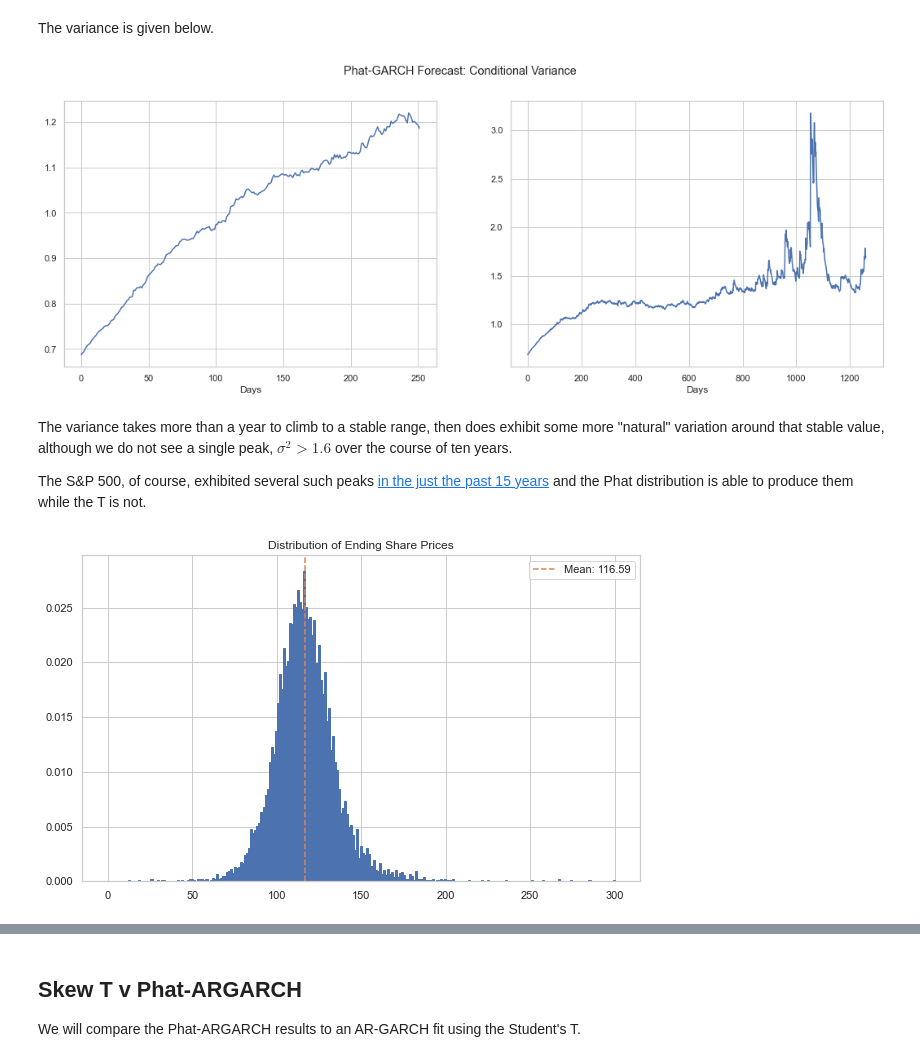
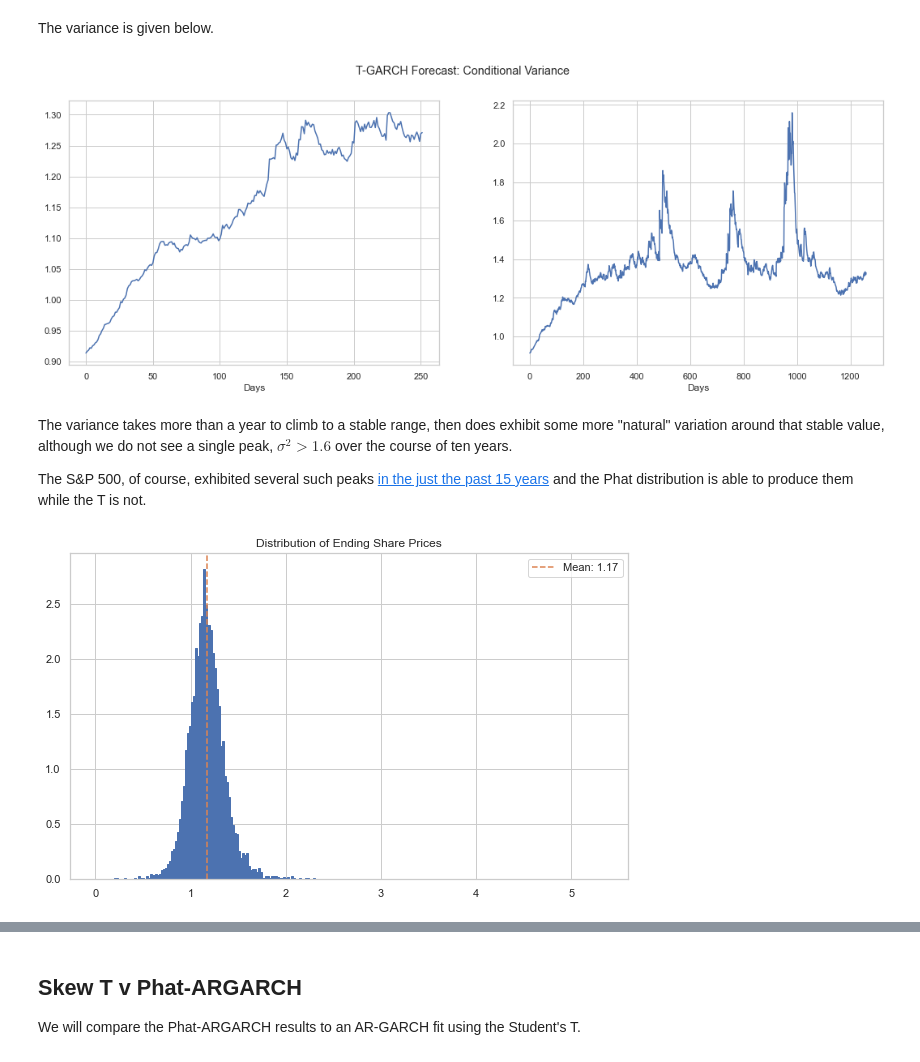
Before and after one commit to rjskene/phat, a Jupyter notebook: docs/notebooks/phatgarch.ipynb, the cells around one changed output, grey strips where cells are left out. Cells and saved outputs as stored; diff of their text form; code cells hidden in the pictures.

```diff
--- a/docs/notebooks/phatgarch.ipynb
+++ b/docs/notebooks/phatgarch.ipynb
@@ -566,20 +547,15 @@ Epoch 00011: early stopping
 We show a 1-year forecast.
 # %%
 mu, std, l, r = nnet.predicted_params().values[:, 0]
-phat = ph.Phat(mu*10, std*10, l, r)
+phat = ph.Phat(mu, std, l, r)
 
 n = 10000
 days = 252
 
 mod = ph.Garchcaster(
-    data.raw.y[2:].copy()*10,
-    res.conditional_volatility.values[2:].copy(),
-    res.resid.values[2:].copy(),
-    res.params[:3].values,
-    res.params[[0,3,4,5]].values,
+    garch=argarch,
     iters=n,
     periods=days,
-    order=(2,0,1,1),
 )
 arres = mod.forecast(dist=phat)
 # %%
@@ -599,10 +575,11 @@ ax, S_phat, bins = arres.plot('end_price', p=1)
 
 ax.axvline(S_phat[:, -1].mean(), c='C1', ls='--', label=f'Mean: {S_phat[:, -1].mean():.2f}')
 
-logps = scist.lognorm.fit(S_phat[:, -1])
+logps = scist.lognorm.fit(S_phat[:, -1][S_phat[:,-1]>=0])
 x = np.linspace(.25, 4, 1000)
 lnormfit = scist.lognorm.pdf(x, *logps)
 ax.plot(x, lnormfit, c='C2', label=r'$LogN$'+f'({logps[0]:.2f},{logps[1]:.2f},{logps[2]:.2f})')
+ax.set_xlim((0,2.5))
 
 ax.legend()
 plt.show()
@@ -639,12 +616,12 @@ ax, S_5, bins = arres5.plot('end_price', p=1)
 
 ax.axvline(S_5[:, -1].mean(), c='C1', ls='--', label=f'Mean: {S_5[:, -1].mean():.2f}')
 
-logps = scist.lognorm.fit(S_5[:, -1])
+logps = scist.lognorm.fit(S_5[:, -1][S_5[:,-1]>=0])
 x = np.linspace(0, 10, 1000)
 lnormfit = scist.lognorm.pdf(x, *logps)
 ax.plot(x, lnormfit, c='C2', label=r'$LogN$'+f'({logps[0]:.2f},{logps[1]:.2f},{logps[2]:.2f})')
 
-ax.set_xlim(0,600)
+ax.set_xlim(0,4)
 ax.legend()
 plt.show()
 
@@ -718,3 +682,11 @@ mod = Garchcaster(
+# %%
+n = 10000
+days = 252
+mod = ph.Garchcaster(
+    garch=tres,
+    iters=n,
+    periods=days,
+)
 # %% [markdown]
 We can incorporate the fitted T distribution into `Garchcast` simply by generating standardized random variables from it and passing them to `innovs`. We will do this for both 1-year and 5-year periods.
 # %%
@@ -728,29 +700,23 @@ fig, (ax1, ax2) = plt.subplots(1,2,figsize=(18,6))
 ax1 = tfore1.plot('var', ax=ax1)
 ax2 = tfore2.plot('var', ax=ax2)
 
+plt.suptitle('T-GARCH Forecast: Conditional Variance')
 plt.show()
 # %% [output]
-[figure, old version]
+[figure, new version]
 # %% [markdown]
 The variance takes more than a year to climb to a stable range, then does exhibit some more "natural" variation around that stable value, although we do not see a single peak, $\sigma^2 > 1.6$ over the course of ten years.
 
 The S&P 500, of course, exhibited several such peaks [in the just the past 15 years](#Phatcast) and the Phat distribution is able to produce them while the T is not.
 # %%
-ax, S_t, bins = tfore1.plot('end_price', p=100)
+ax, S_t, bins = tfore1.plot('end_price', p=1)
 
 ax.axvline(S_t[:, -1].mean(), c='C1', ls='--', label=f'Mean: {S_t[:, -1].mean():.2f}')
 
-# logps = scist.lognorm.fit(S_t[:, -1])
-# x = np.linspace(.1, 400, 1000)
-# logps = list(logps)
-
-# lnormfit = scist.lognorm.pdf(x, *logps)
-# ax.plot(x, lnormfit, c='C2', label=r'$LogN$'+f'({logps[0]:.2f},{logps[1]:.2f},{logps[2]:.2f})')
-
 ax.legend()
 plt.show()
 # %% [output]
-[figure, old version]
+[figure, new version]
 # %%
 l_crit = 1/np.logspace(1,5,5)
 r_crit = 1 - l_crit
```
Also changed, not shown: parts of 60 cells of this notebook, 55 other files.
